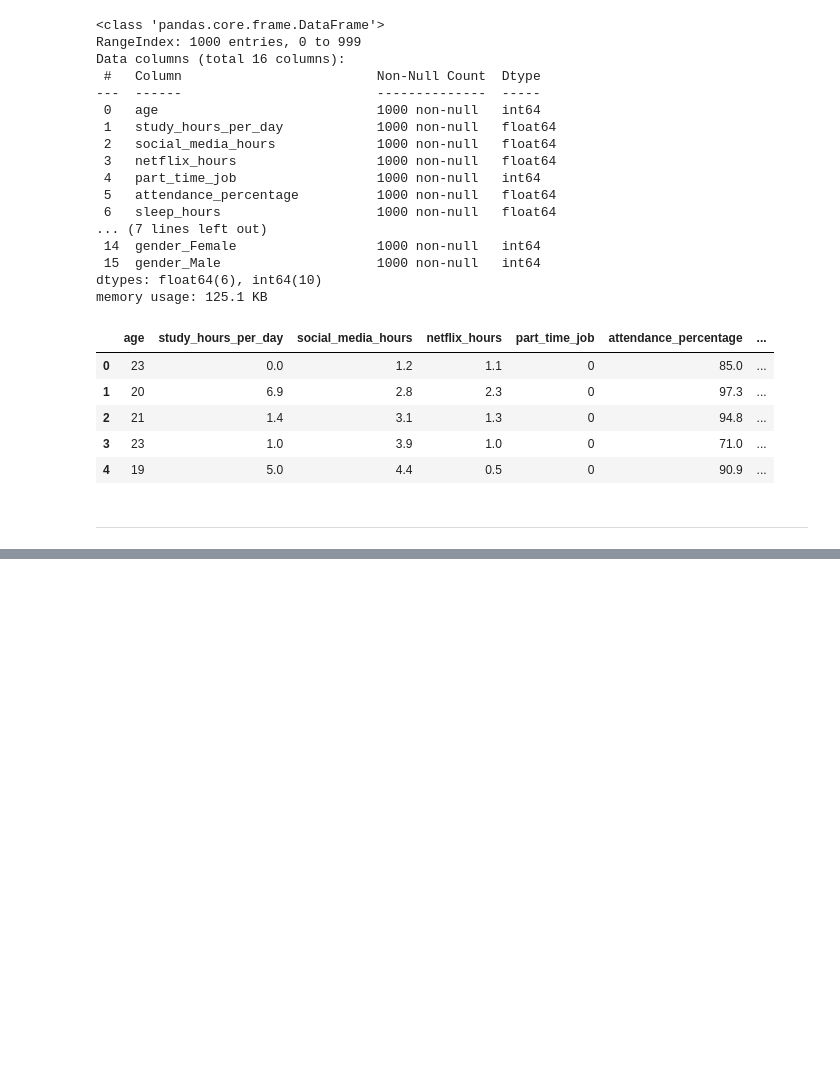
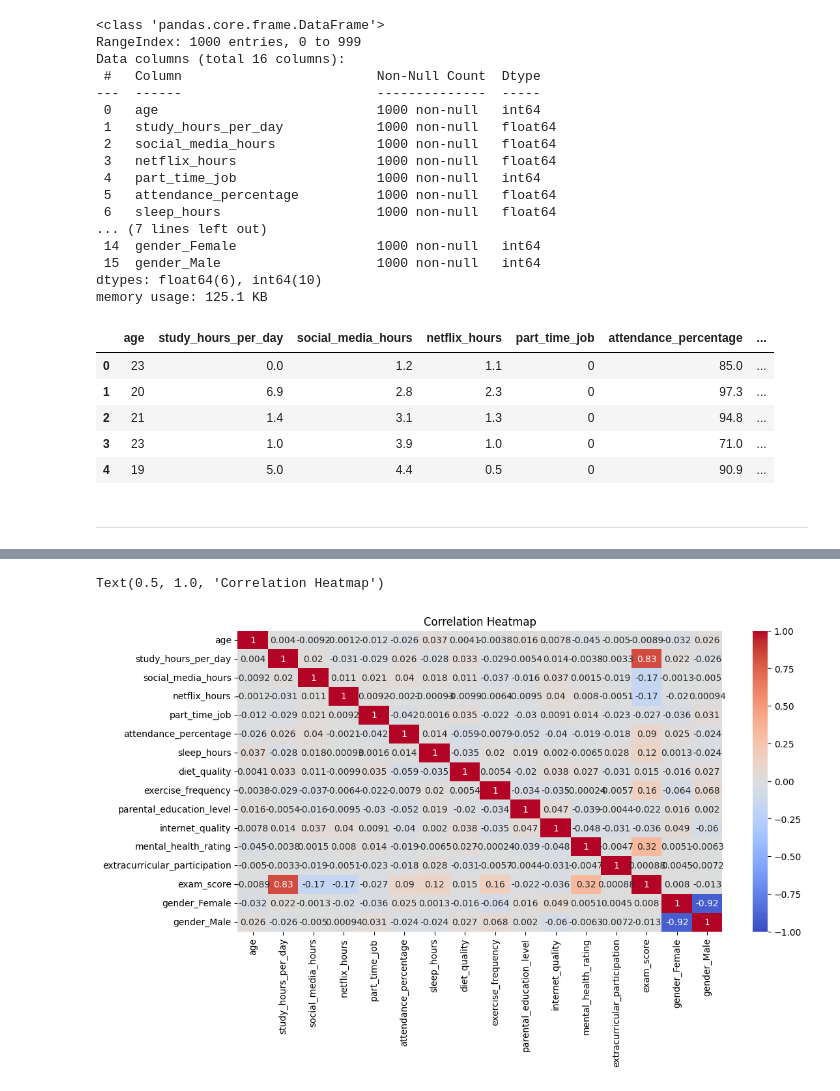
Before and after one commit to pradip-pawar1/student_habit_analysis, a Jupyter notebook: notebook & scrpit/data cleaning.ipynb, the cells around one changed output, grey strips where cells are left out. Cells and saved outputs as stored; diff of their text form; code cells hidden in the pictures; blank space fills up the shorter version.

```diff
--- a/notebook & scrpit/data cleaning.ipynb
+++ b/notebook & scrpit/data cleaning.ipynb
@@ -305,0 +311,15 @@ df.head()
+# %%
+# Finding correlation
+corr_matrix = df.corr(numeric_only=True)
+# %%
+plt.figure(figsize=(12, 6))
+sns.heatmap(
+    corr_matrix,
+    annot=True,
+    cmap='coolwarm',
+    vmin=-1, vmax=1
+)
+plt.title("Correlation Heatmap")
+# %% [output]
+Text(0.5, 1.0, 'Correlation Heatmap')
+[figure, added]
```
Also changed, not shown: parts of 10 cells of this notebook, 2 other files.
